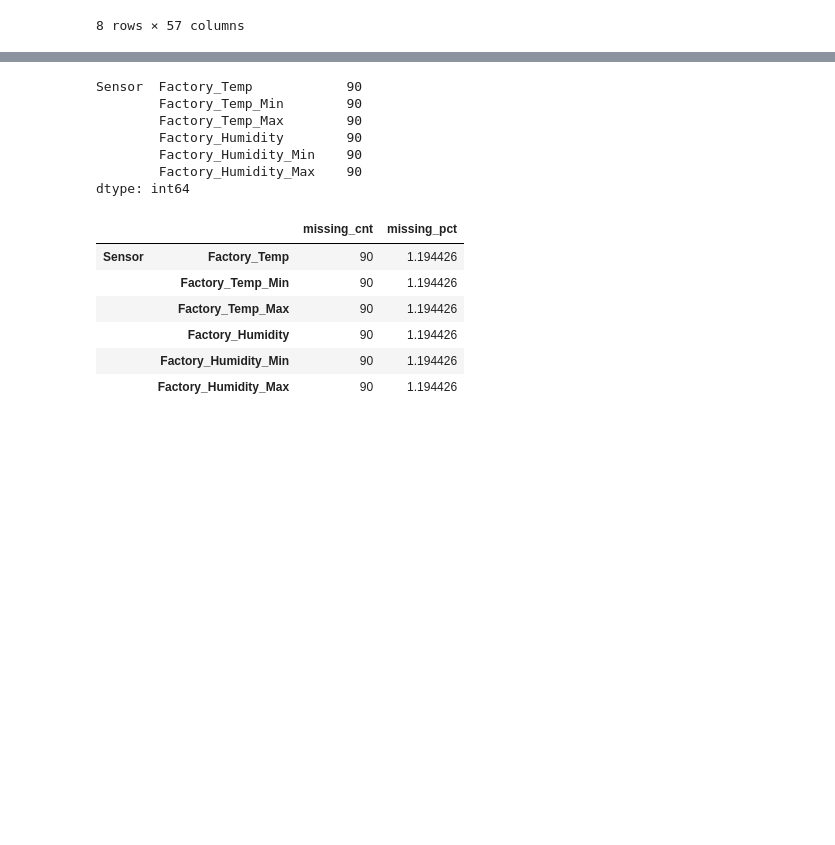
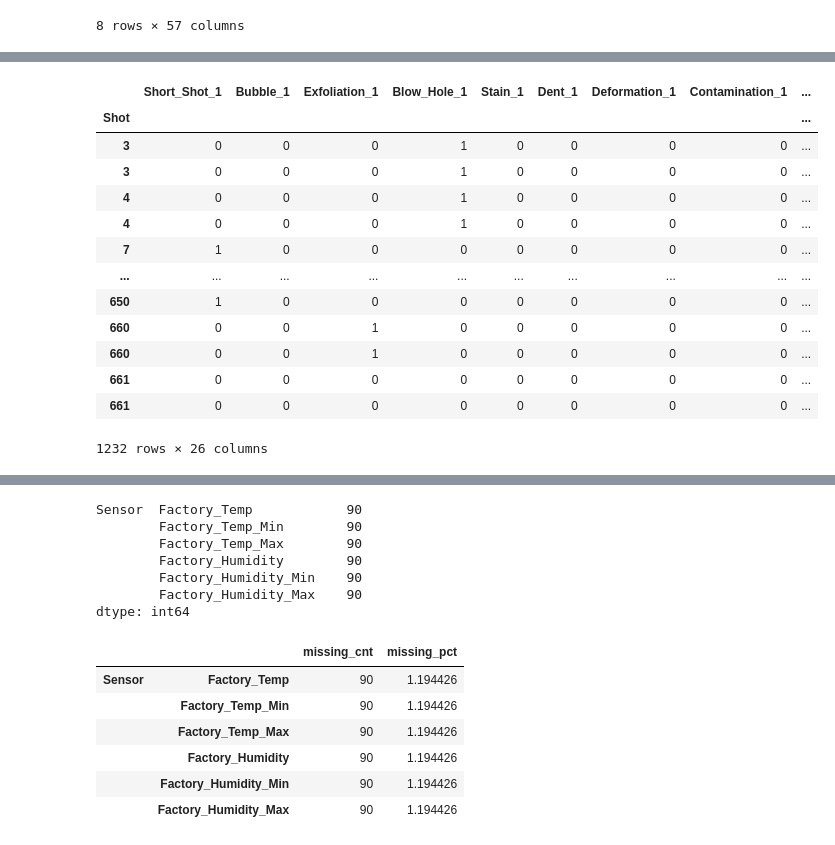
Before and after one commit to heeso0908/hotsix, a Jupyter notebook: notebooks/김재천/eda1.ipynb, the cells around one changed output, grey strips where cells are left out. Drawn from its saved outputs; the diff is of its cells as text; code cells hidden in the pictures; blank space fills up the shorter version.

```diff
--- a/notebooks/김재천/eda1.ipynb
+++ b/notebooks/김재천/eda1.ipynb
@@ -61,0 +103,4 @@ display("\n", df.head())
+# %%
+# 고유 id 제외 중복 확인(id 컬럼 제외)
+df_dropid = df.drop(columns=[('Process','id')]).copy()
+df_dropid.duplicated().sum()
@@ -61,0 +109,5 @@ display("\n", df.head())
+# %%
+# id 컬럼을 제외한 데이터 중, 중복 데이터만 모아서 확인
+duplicate_rows = df_dropid[df_dropid.duplicated(keep=False)]
+
+duplicate_rows
@@ -61,0 +129,25 @@ display("\n", df.head())
+# %%
+# 중복 데이터 중 불량 데이터만 확인
+duplicate_defects = duplicate_rows[duplicate_rows['Defects'].sum(axis=1)>0]
+# Shot 별 확인을 위해 Shot을 기준으로 정렬
+sorted_dup_def = duplicate_defects.sort_values(by=('Process','Shot'))
+
+# Shot 인덱스화
+sorted_dup_def.index = duplicate_defects['Process']['Shot']
+sorted_dup_def.index.name = 'Shot'
+sorted_dup_def['Defects']
+# %% [output]
+|  | Short_Shot_1 | Bubble_1 | Exfoliation_1 | Blow_Hole_1 | Stain_1 | Dent_1 | Deformation_1 | Contamination_1 | ... |
+| Shot |  |  |  |  |  |  |  |  | ... |
+| 3 | 0 | 0 | 0 | 1 | 0 | 0 | 0 | 0 | ... |
+| 3 | 0 | 0 | 0 | 1 | 0 | 0 | 0 | 0 | ... |
+| 4 | 0 | 0 | 0 | 1 | 0 | 0 | 0 | 0 | ... |
+| 4 | 0 | 0 | 0 | 1 | 0 | 0 | 0 | 0 | ... |
+| 7 | 1 | 0 | 0 | 0 | 0 | 0 | 0 | 0 | ... |
+| ... | ... | ... | ... | ... | ... | ... | ... | ... | ... |
+| 650 | 1 | 0 | 0 | 0 | 0 | 0 | 0 | 0 | ... |
+| 660 | 0 | 0 | 1 | 0 | 0 | 0 | 0 | 0 | ... |
+| 660 | 0 | 0 | 1 | 0 | 0 | 0 | 0 | 0 | ... |
+| 661 | 0 | 0 | 0 | 0 | 0 | 0 | 0 | 0 | ... |
+| 661 | 0 | 0 | 0 | 0 | 0 | 0 | 0 | 0 | ... |
+1232 rows × 26 columns
```
Also changed, not shown: parts of 33 cells of this notebook.
